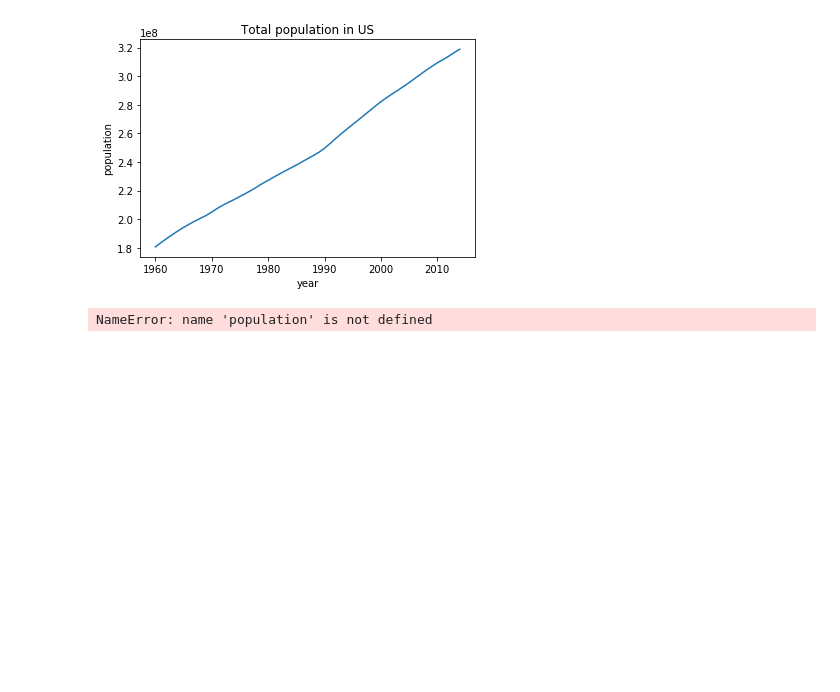
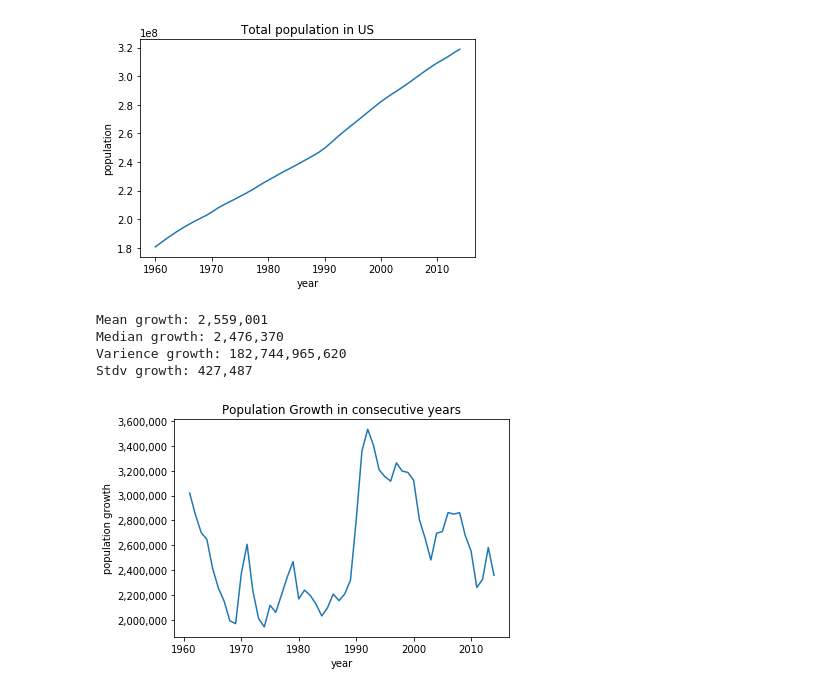
Before and after one commit to vlad-bezden/doing_math_with_python, a Jupyter notebook: chapter3/solutions/us_population_stats.ipynb, the cells around one changed output. Drawn from its saved outputs; the diff is of its cells as text; code cells hidden in the pictures; blank space fills up the shorter version.

```diff
--- a/chapter3/solutions/us_population_stats.ipynb
+++ b/chapter3/solutions/us_population_stats.ipynb
@@ -103,9 +103,12 @@ if __name__ == '__main__':
 [figure]
 # %%
 growth = calculate_stats(populations)
-print(f'Mean growth: {mean(growth):,.2f}')
-print(f'Median growth: {median(growth):,.2f}')
-print(f'Varience growth: {variance(growth):,.2f}')
-print(f'Stdv growth: {variance(growth)**0.5:,.2f}')
+print(f'Mean growth: {mean(growth):,.0f}')
+print(f'Median growth: {median(growth):,.0f}')
+print(f'Varience growth: {variance(growth):,.0f}')
+print(f'Stdv growth: {variance(growth)**0.5:,.0f}')
 # %% [output]
-NameError: name 'population' is not defined
+Mean growth: 2,559,001
+Median growth: 2,476,370
+Varience growth: 182,744,965,620
+Stdv growth: 427,487
@@ -114,0 +115,13 @@ plt.show()
+# %%
+from matplotlib.ticker import FormatStrFormatter
+import matplotlib.ticker as mtick
+
+fig, ax = plt.subplots()
+fmt = '{x:,.0f}'
+tick = mtick.StrMethodFormatter(fmt)
+ax.yaxis.set_major_formatter(tick)
+
+plot_population_diff(growth, years[1:])
+plt.show()
+# %% [output]
+[figure, added]
```
Also changed, not shown: parts of 1 cell of this notebook, 2 other files.
